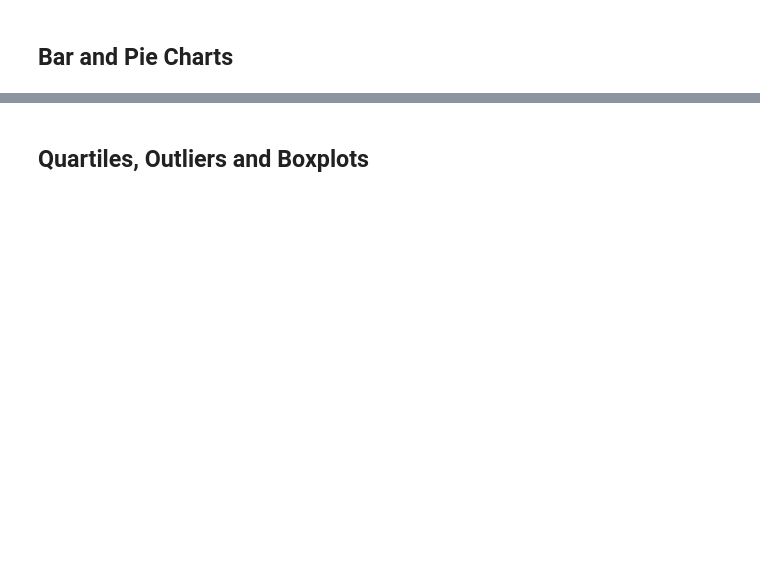
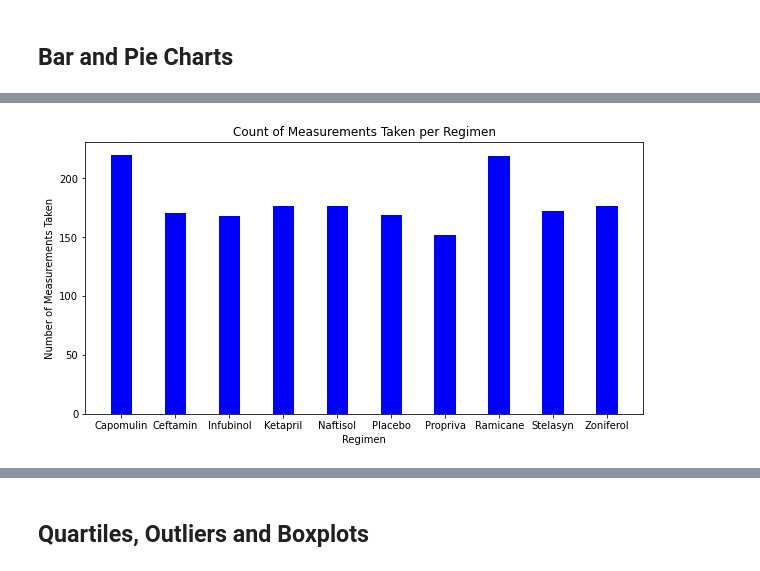
Before and after one commit to reyno255/matplotlib-challenge, a Jupyter notebook: Instructions/Pymaceuticals/main.ipynb, the cells around one changed output, grey strips where cells are left out. Cells and saved outputs as stored; diff of their text form; code cells hidden in the pictures; blank space fills up the shorter version.

```diff
--- a/Instructions/Pymaceuticals/main.ipynb
+++ b/Instructions/Pymaceuticals/main.ipynb
@@ -158,4 +160,16 @@ count_gph
 # %%
 # Generate a bar plot showing the total number of measurements taken on each drug regimen using pyplot.
+
+fig = plt.figure(figsize = (10, 5))
+x_values = grouped_count_byRegimen.index.tolist()
+y_values = grouped_count_byRegimen
+plt.bar(x_values,y_values, color ='blue', width = 0.4)
+
+plt.xlabel("Regimen")
+plt.ylabel("Number of Measurements Taken")
+plt.title("Count of Measurements Taken per Regimen")
+plt.show()
+# %% [output]
+[figure, added]
 # %%
 # Generate a pie plot showing the distribution of female versus male mice using pandas
```
Also changed, not shown: parts of 9 cells of this notebook.
